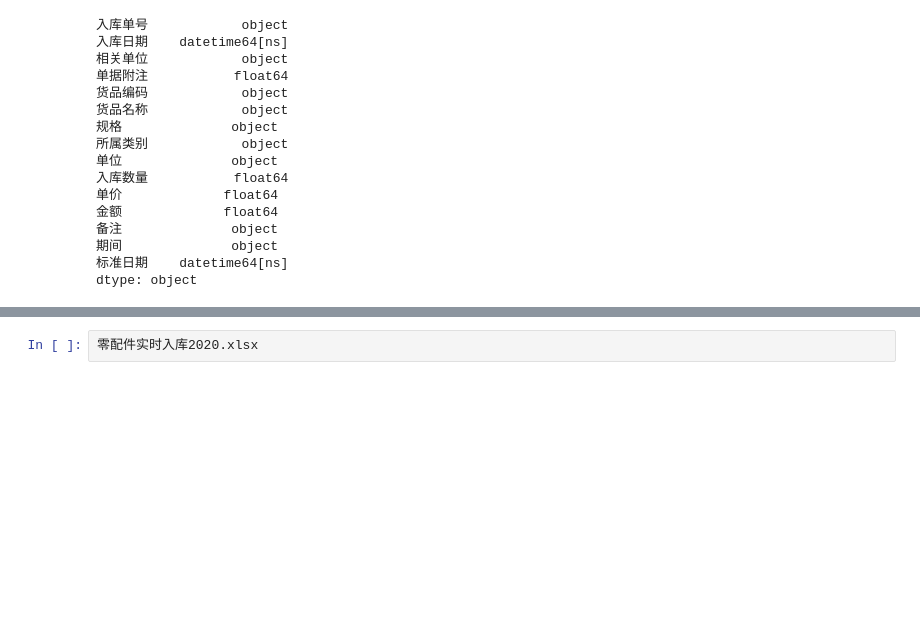
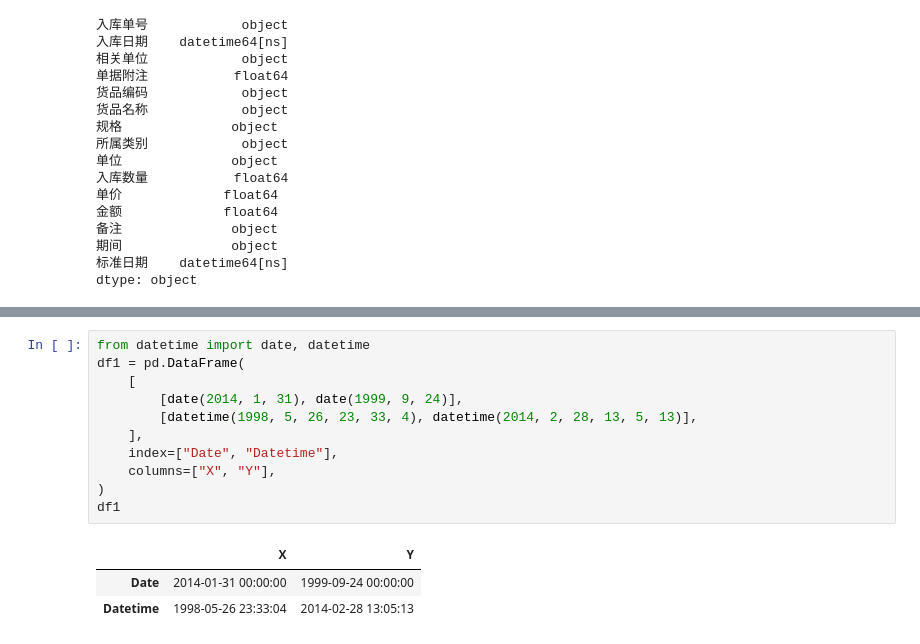
Before and after one commit to reddatetea/fish, a Jupyter notebook: date_format_test.ipynb, the cells around one changed output, grey strips where cells are left out. Drawn from its saved outputs; the diff is of its cells as text; blank space fills up the shorter version.

Commit message:
date_fomula

```diff
--- a/Untitled.ipynb
+++ b/date_format_test.ipynb
@@ -419,2 +452,15 @@ dtype: object
 # %%
-零配件实时入库2020.xlsx
+from datetime import date, datetime
+df1 = pd.DataFrame(
+    [
+        [date(2014, 1, 31), date(1999, 9, 24)],
+        [datetime(1998, 5, 26, 23, 33, 4), datetime(2014, 2, 28, 13, 5, 13)],
+    ],
+    index=["Date", "Datetime"],
+    columns=["X", "Y"],
+)
+df1
+# %% [output]
+|  | X | Y |
+| Date | 2014-01-31 00:00:00 | 1999-09-24 00:00:00 |
+| Datetime | 1998-05-26 23:33:04 | 2014-02-28 13:05:13 |
```
Also changed, not shown: parts of 8 cells of this notebook, 5 other files.
